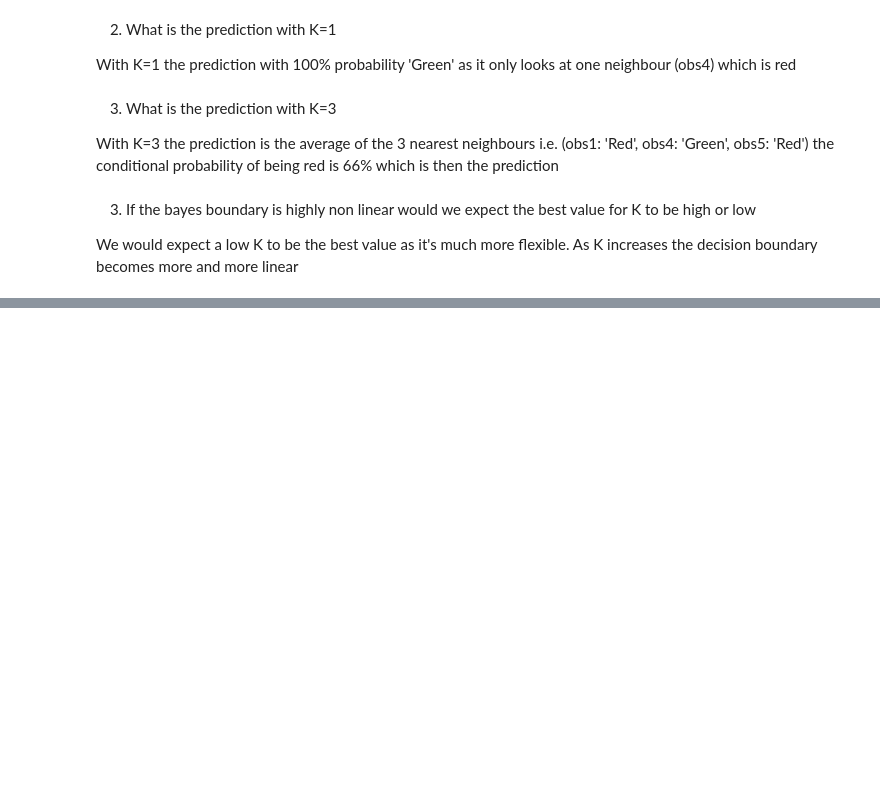
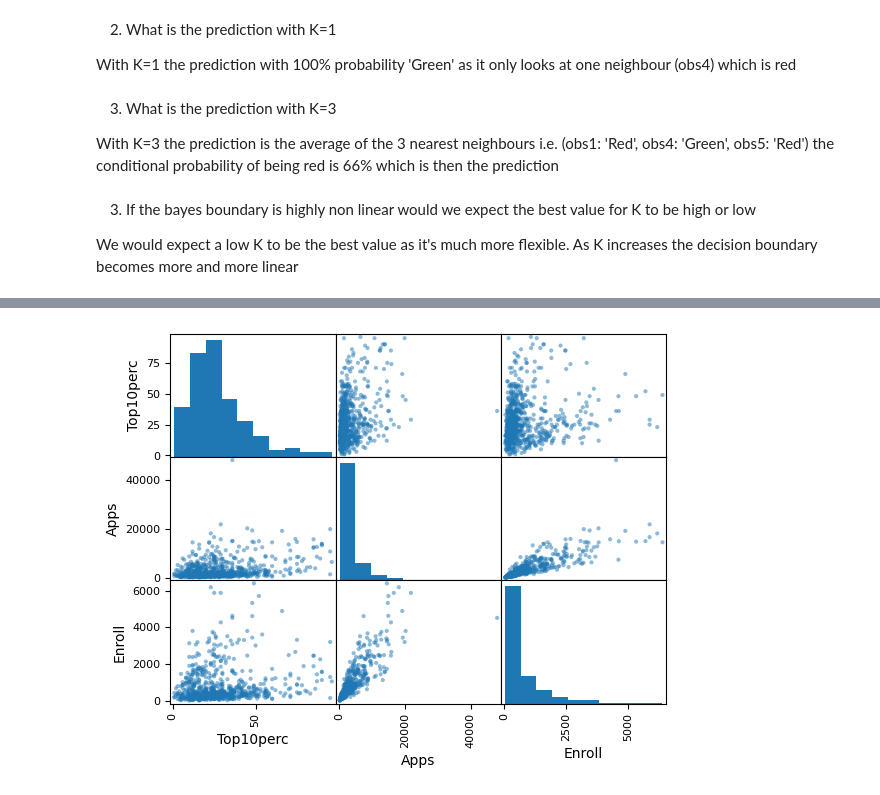
Before and after one commit to jensstenbye/ML_catchup, a Jupyter notebook: ISLP/chap2/chap2_ex.ipynb, the cells around one changed output, grey strips where cells are left out. Drawn from its saved outputs; the diff is of its cells as text; code cells hidden in the pictures; blank space fills up the shorter version.

```diff
--- a/ISLP/chap2/chap2_ex.ipynb
+++ b/ISLP/chap2/chap2_ex.ipynb
@@ -113,0 +118,4 @@ We would expect a low K to be the best value as it's much more flexible. As K in
+# %%
+college = pd.read_csv('../data/College.csv')
+college = college.rename({ 'Unnamed: 0': 'College'}, axis=1).set_index('College')
+college
@@ -113,0 +152,5 @@ We would expect a low K to be the best value as it's much more flexible. As K in
+# %%
+pd.plotting.scatter_matrix(college[['Top10perc','Apps', 'Enroll']]);
+# Linear relation between applications and enrollments
+# %% [output]
+[figure, added]
```
Also changed, not shown: parts of 43 cells of this notebook.
